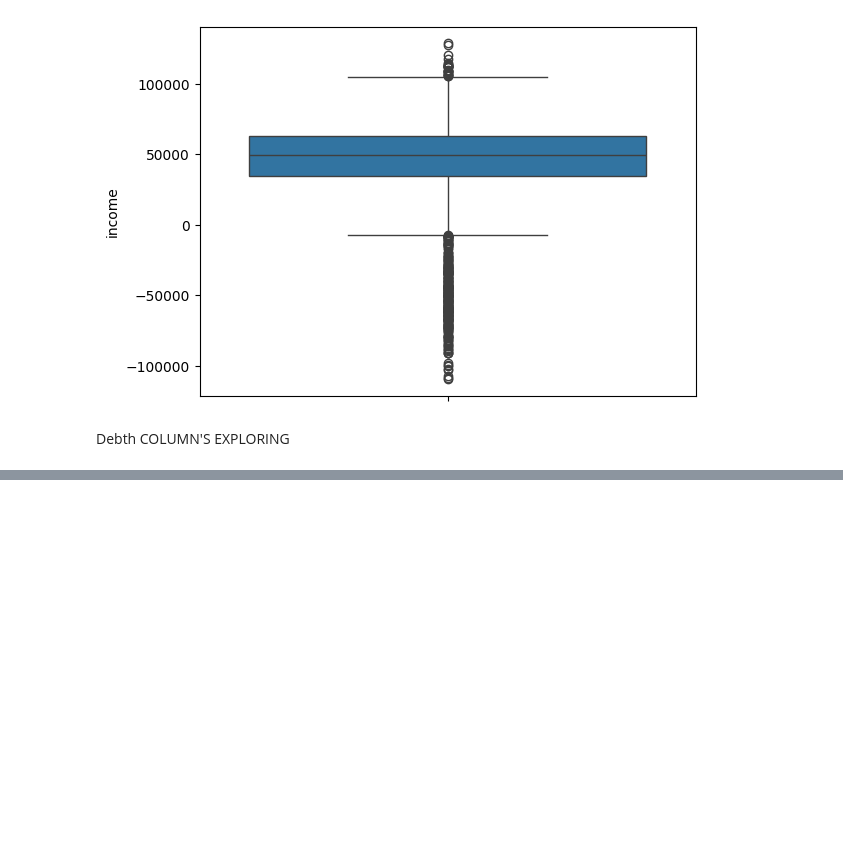
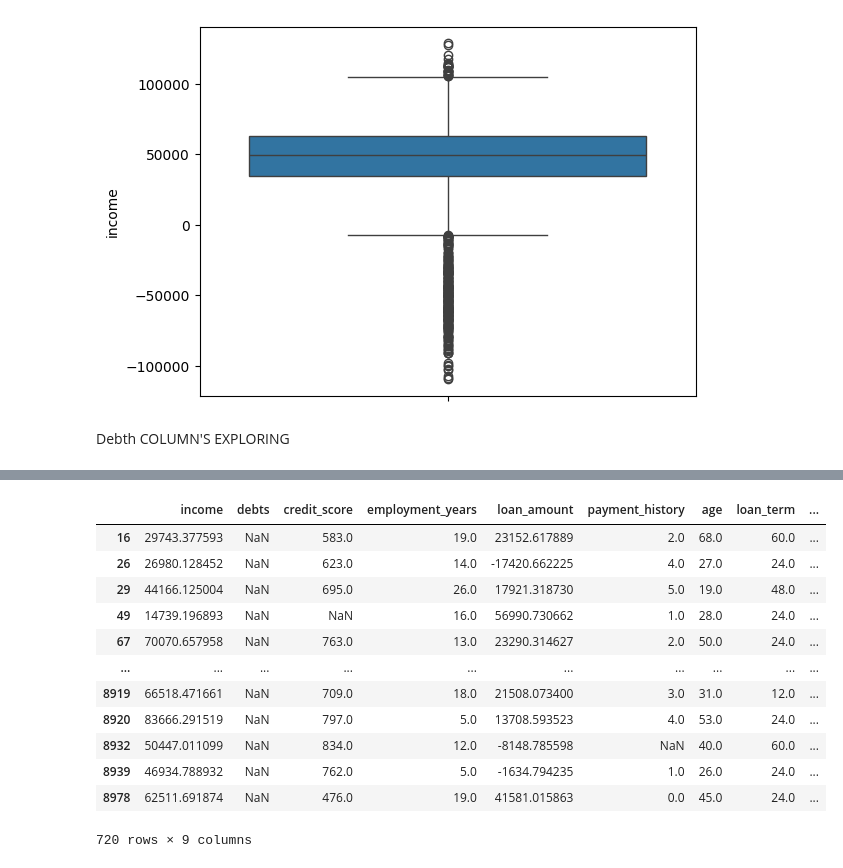
Before and after one commit to saaaaaaaaaaaaaad56/creditworthiness, a Jupyter notebook: over_view.ipynb, the cells around one changed output, grey strips where cells are left out. Drawn from its saved outputs; the diff is of its cells as text; code cells hidden in the pictures; blank space fills up the shorter version.

```diff
--- a/over_view.ipynb
+++ b/over_view.ipynb
@@ -207,0 +233,16 @@ Error:
+# %%
+df[df['debts'].isnull()]
+# %% [output]
+|  | income | debts | credit_score | employment_years | loan_amount | payment_history | age | loan_term | ... |
+| 16 | 29743.377593 | NaN | 583.0 | 19.0 | 23152.617889 | 2.0 | 68.0 | 60.0 | ... |
+| 26 | 26980.128452 | NaN | 623.0 | 14.0 | -17420.662225 | 4.0 | 27.0 | 24.0 | ... |
+| 29 | 44166.125004 | NaN | 695.0 | 26.0 | 17921.318730 | 5.0 | 19.0 | 48.0 | ... |
+| 49 | 14739.196893 | NaN | NaN | 16.0 | 56990.730662 | 1.0 | 28.0 | 24.0 | ... |
+| 67 | 70070.657958 | NaN | 763.0 | 13.0 | 23290.314627 | 2.0 | 50.0 | 24.0 | ... |
+| ... | ... | ... | ... | ... | ... | ... | ... | ... | ... |
+| 8919 | 66518.471661 | NaN | 709.0 | 18.0 | 21508.073400 | 3.0 | 31.0 | 12.0 | ... |
+| 8920 | 83666.291519 | NaN | 797.0 | 5.0 | 13708.593523 | 4.0 | 53.0 | 24.0 | ... |
+| 8932 | 50447.011099 | NaN | 834.0 | 12.0 | -8148.785598 | NaN | 40.0 | 60.0 | ... |
+| 8939 | 46934.788932 | NaN | 762.0 | 5.0 | -1634.794235 | 1.0 | 26.0 | 24.0 | ... |
+| 8978 | 62511.691874 | NaN | 476.0 | 19.0 | 41581.015863 | 0.0 | 45.0 | 24.0 | ... |
+720 rows × 9 columns
```
Also changed, not shown: parts of 8 cells of this notebook.
